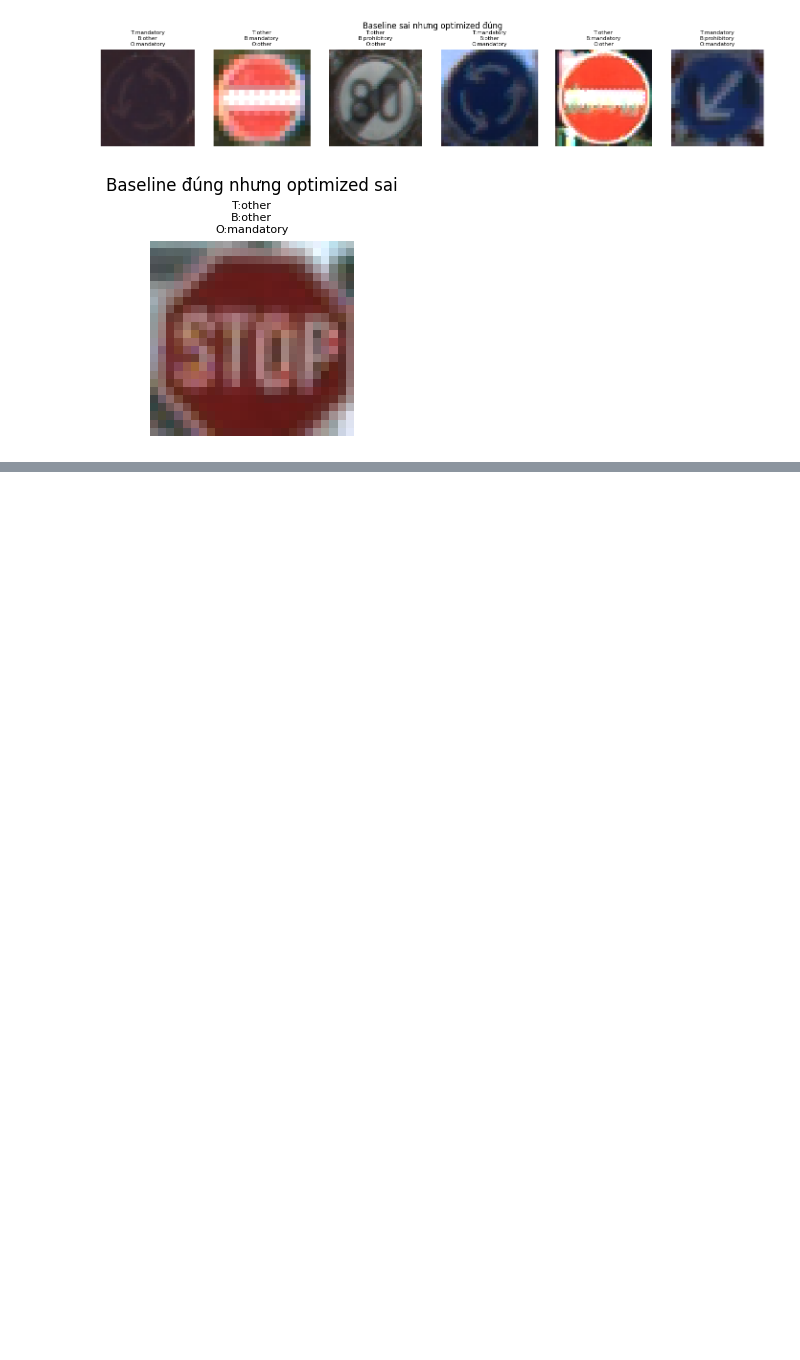
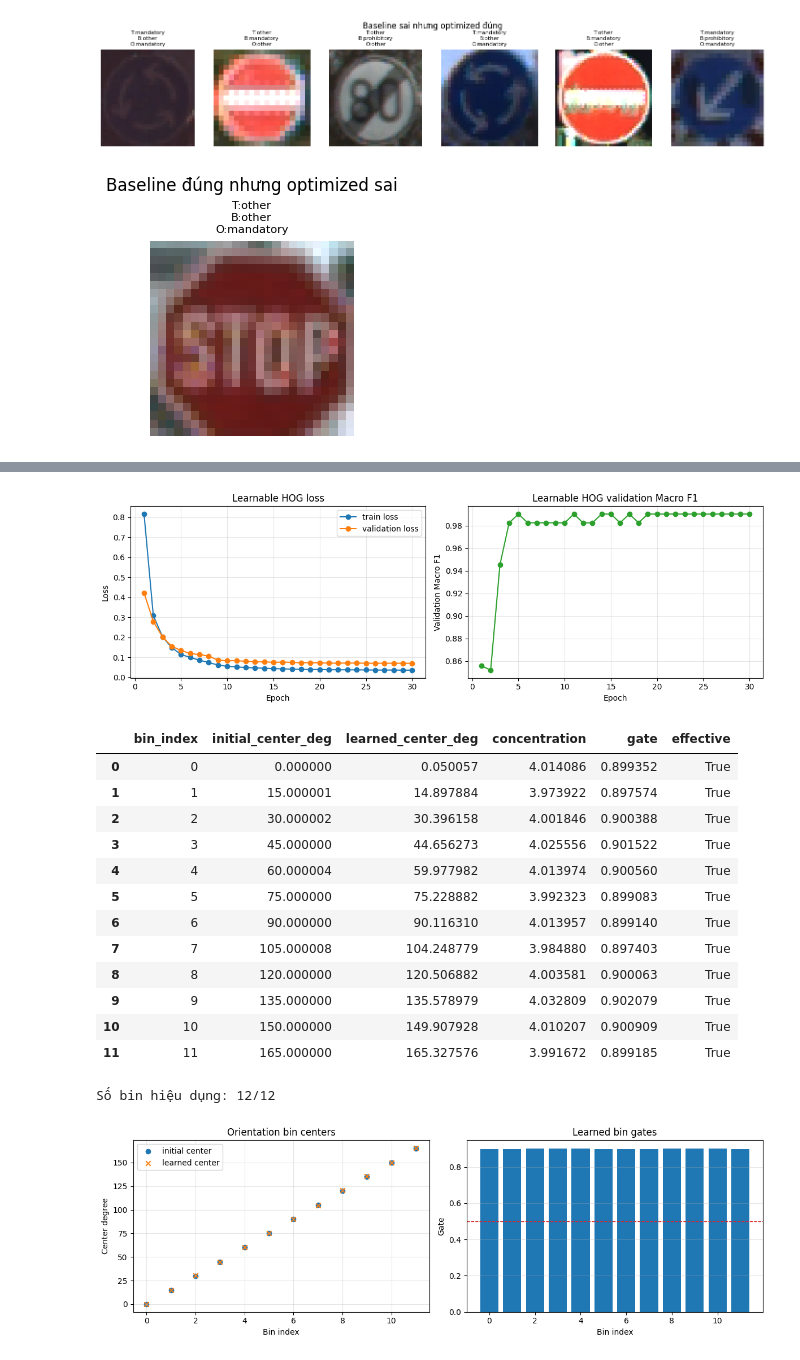
Before and after one commit to Khanggolder/BTL_XLA, a Jupyter notebook: traffic_sign_cv.ipynb, the cells around one changed output, grey strips where cells are left out. Drawn from its saved outputs; the diff is of its cells as text; code cells hidden in the pictures; blank space fills up the shorter version.

```diff
--- a/traffic_sign_cv.ipynb
+++ b/traffic_sign_cv.ipynb
@@ -1444,0 +1959,63 @@ Hướng cải thiện là thêm validation split hoặc cross-validation để
+# %%
+lhog_fig, lhog_axes = plt.subplots(1, 2, figsize=(12, 4))
+lhog_axes[0].plot(lhog_history_df["epoch"], lhog_history_df["train_loss"], marker="o", label="train loss")
+lhog_axes[0].plot(lhog_history_df["epoch"], lhog_history_df["val_loss"], marker="o", label="validation loss")
+lhog_axes[0].set_xlabel("Epoch")
+lhog_axes[0].set_ylabel("Loss")
+lhog_axes[0].set_title("Learnable HOG loss")
+lhog_axes[0].legend()
+lhog_axes[0].grid(alpha=0.3)
+
+lhog_axes[1].plot(lhog_history_df["epoch"], lhog_history_df["val_macro_f1"], marker="o", color="tab:green")
+lhog_axes[1].set_xlabel("Epoch")
+lhog_axes[1].set_ylabel("Validation Macro F1")
+lhog_axes[1].set_title("Learnable HOG validation Macro F1")
+lhog_axes[1].grid(alpha=0.3)
+plt.tight_layout()
+plt.show()
+
+with torch.no_grad():
+    lhog_initial_centers = lhog_model.lhog_layer.lhog_initial_bin_centers_deg().detach().cpu().numpy()
+    lhog_learned_centers = lhog_model.lhog_layer.lhog_bin_centers_deg().detach().cpu().numpy()
+    lhog_concentrations = lhog_model.lhog_layer.lhog_concentration().detach().cpu().numpy()
+    lhog_gates = lhog_model.lhog_layer.lhog_gate().detach().cpu().numpy()
+
+lhog_bin_table = pd.DataFrame({"bin_index": np.arange(len(lhog_gates), dtype=int), "initial_center_deg": lhog_initial_centers, "learned_center_deg": lhog_learned_centers, "concentration": lhog_concentrations, "gate": lhog_gates})
+lhog_bin_table["effective"] = lhog_bin_table["gate"] >= 0.5
+display(lhog_bin_table)
+print(f"Số bin hiệu dụng: {int(lhog_bin_table['effective'].sum())}/{len(lhog_bin_table)}")
+
+lhog_fig_bins, lhog_axes_bins = plt.subplots(1, 2, figsize=(12, 4))
+lhog_axes_bins[0].scatter(lhog_bin_table["bin_index"], lhog_bin_table["initial_center_deg"], label="initial center", marker="o")
+lhog_axes_bins[0].scatter(lhog_bin_table["bin_index"], lhog_bin_table["learned_center_deg"], label="learned center", marker="x")
+lhog_axes_bins[0].set_xlabel("Bin index")
+lhog_axes_bins[0].set_ylabel("Center degree")
+lhog_axes_bins[0].set_title("Orientation bin centers")
+lhog_axes_bins[0].legend()
+lhog_axes_bins[0].grid(alpha=0.3)
+
+lhog_axes_bins[1].bar(lhog_bin_table["bin_index"], lhog_bin_table["gate"])
+lhog_axes_bins[1].axhline(0.5, color="tab:red", linestyle="--", linewidth=1)
+lhog_axes_bins[1].set_xlabel("Bin index")
+lhog_axes_bins[1].set_ylabel("Gate")
+lhog_axes_bins[1].set_title("Learned bin gates")
+lhog_axes_bins[1].grid(axis="y", alpha=0.3)
+plt.tight_layout()
+plt.show()
+# %% [output]
+[figure, added]
+|  | bin_index | initial_center_deg | learned_center_deg | concentration | gate | effective |
+| 0 | 0 | 0.000000 | 0.050057 | 4.014086 | 0.899352 | True |
+| 1 | 1 | 15.000001 | 14.897884 | 3.973922 | 0.897574 | True |
+| 2 | 2 | 30.000002 | 30.396158 | 4.001846 | 0.900388 | True |
+| 3 | 3 | 45.000000 | 44.656273 | 4.025556 | 0.901522 | True |
+| 4 | 4 | 60.000004 | 59.977982 | 4.013974 | 0.900560 | True |
+| 5 | 5 | 75.000000 | 75.228882 | 3.992323 | 0.899083 | True |
+| 6 | 6 | 90.000000 | 90.116310 | 4.013957 | 0.899140 | True |
+| 7 | 7 | 105.000008 | 104.248779 | 3.984880 | 0.897403 | True |
+| 8 | 8 | 120.000000 | 120.506882 | 4.003581 | 0.900063 | True |
+| 9 | 9 | 135.000000 | 135.578979 | 4.032809 | 0.902079 | True |
+| 10 | 10 | 150.000000 | 149.907928 | 4.010207 | 0.900909 | True |
+| 11 | 11 | 165.000000 | 165.327576 | 3.991672 | 0.899185 | True |
+Số bin hiệu dụng: 12/12
+[figure, added]
```
Also changed, not shown: parts of 19 cells of this notebook, 1 other file.
